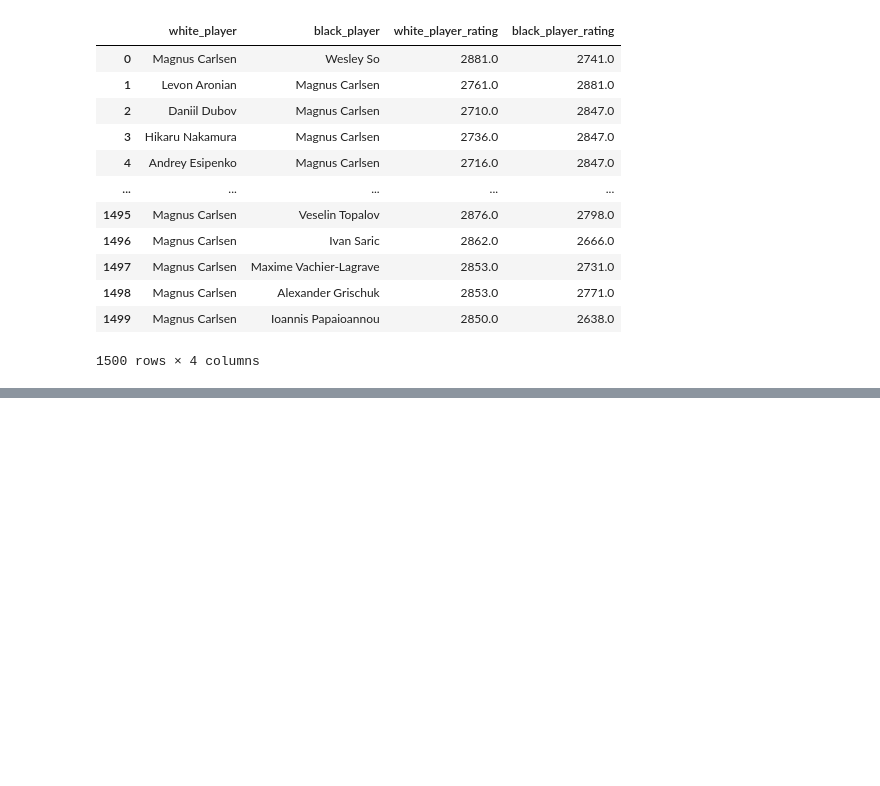
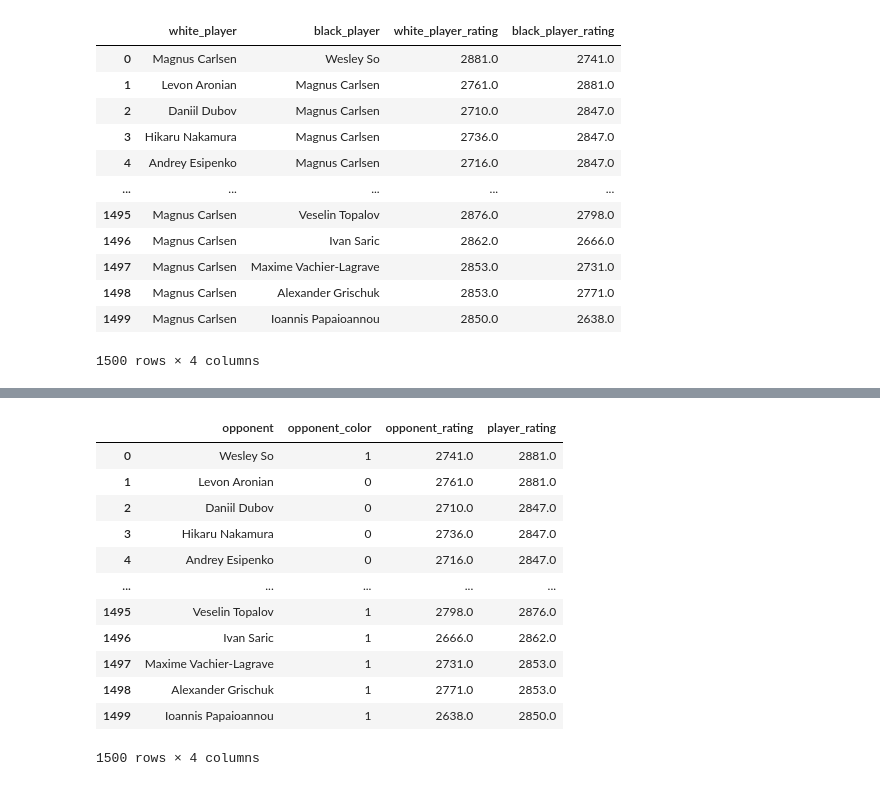
Before and after one commit to deadlykitten1/Chess_Outcome_Predictor, a Jupyter notebook: scraping_and_cleaning.ipynb, the cells around one changed output, grey strips where cells are left out. Saved outputs shown, nothing was run; the diff lists cells and outputs as text; code cells hidden in the pictures; blank space fills up the shorter version.

```diff
--- a/scraping_and_cleaning.ipynb
+++ b/scraping_and_cleaning.ipynb
@@ -277,4 +277,4 @@ player_df
 | 1499 | Magnus Carlsen | Ioannis Papaioannou | 2850.0 | 2638.0 |
 1500 rows × 4 columns
 # %%
-player_df.apply(player_df_cleanup, axis = 1, result_type = 'expand', name = 'Magnus Carlsen')
+player_df = player_df.apply(player_df_cleanup, axis = 1, result_type = 'expand', name = 'Magnus Carlsen')
@@ -294,0 +297,16 @@ player_df.apply(player_df_cleanup, axis = 1, result_type = 'expand', name = 'Mag
+# %%
+player_df.rename(columns = {0 : 'opponent', 1 : 'opponent_color', 2 : 'opponent_rating', 3 : 'player_rating'})
+# %% [output]
+|  | opponent | opponent_color | opponent_rating | player_rating |
+| 0 | Wesley So | 1 | 2741.0 | 2881.0 |
+| 1 | Levon Aronian | 0 | 2761.0 | 2881.0 |
+| 2 | Daniil Dubov | 0 | 2710.0 | 2847.0 |
+| 3 | Hikaru Nakamura | 0 | 2736.0 | 2847.0 |
+| 4 | Andrey Esipenko | 0 | 2716.0 | 2847.0 |
+| ... | ... | ... | ... | ... |
+| 1495 | Veselin Topalov | 1 | 2798.0 | 2876.0 |
+| 1496 | Ivan Saric | 1 | 2666.0 | 2862.0 |
+| 1497 | Maxime Vachier-Lagrave | 1 | 2731.0 | 2853.0 |
+| 1498 | Alexander Grischuk | 1 | 2771.0 | 2853.0 |
+| 1499 | Ioannis Papaioannou | 1 | 2638.0 | 2850.0 |
+1500 rows × 4 columns
```
Also changed, not shown: parts of 4 cells of this notebook, 2 other files.
